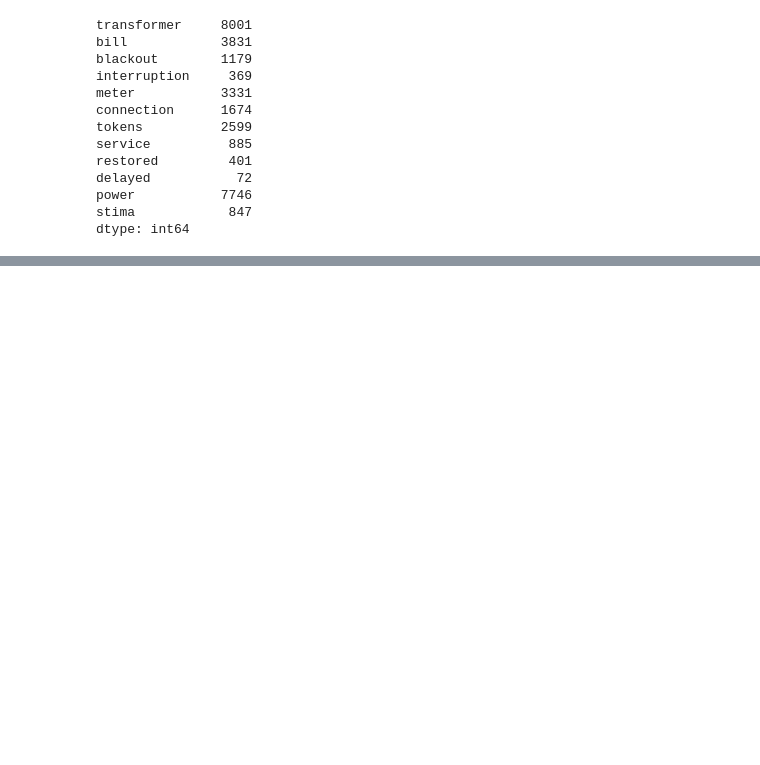
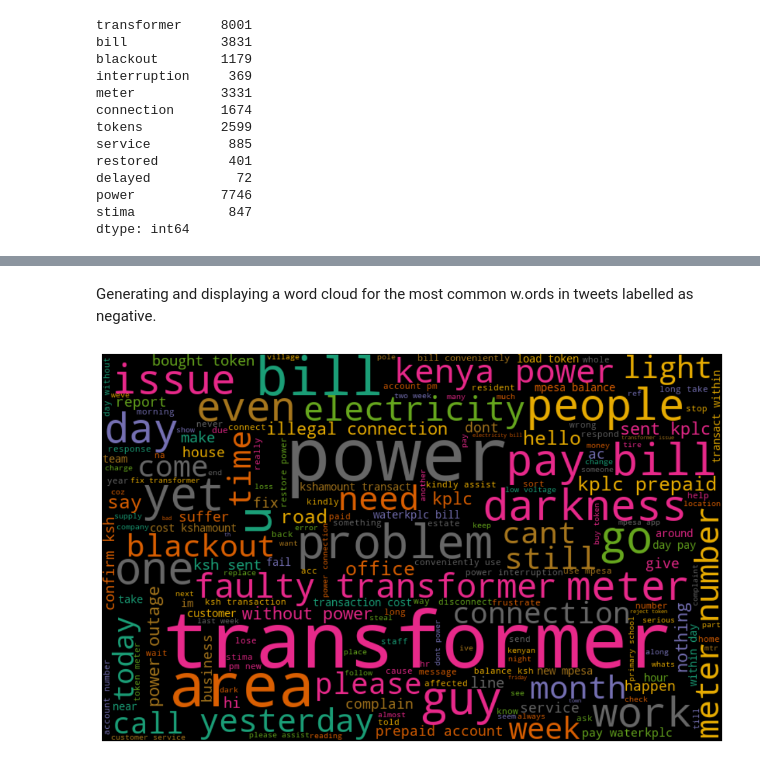
Before and after one commit to clydeochieng/Sentiment-Analysis-on-Kenya-Power-Customer-Experience, a Jupyter notebook: index.ipynb, the cells around one changed output, grey strips where cells are left out. Drawn from its saved outputs; the diff is of its cells as text; code cells hidden in the pictures; blank space fills up the shorter version.

```diff
--- a/index.ipynb
+++ b/index.ipynb
@@ -561,0 +661,8 @@ dtype: int64
+# %% [markdown]
+Generating and displaying a word cloud for the most common w.ords in tweets labelled as negative.
+# %%
+# Generate word cloud for negative tweets
+all_words_negative = ' '.join([' '.join(text) for text in processed_df['lemmatized'][processed_df['Vader_sentiment_label'] == 'negative']])
+generate_wordcloud(all_words_negative)
+# %% [output]
+[figure, added]
```
Also changed, not shown: parts of 42 cells of this notebook.
